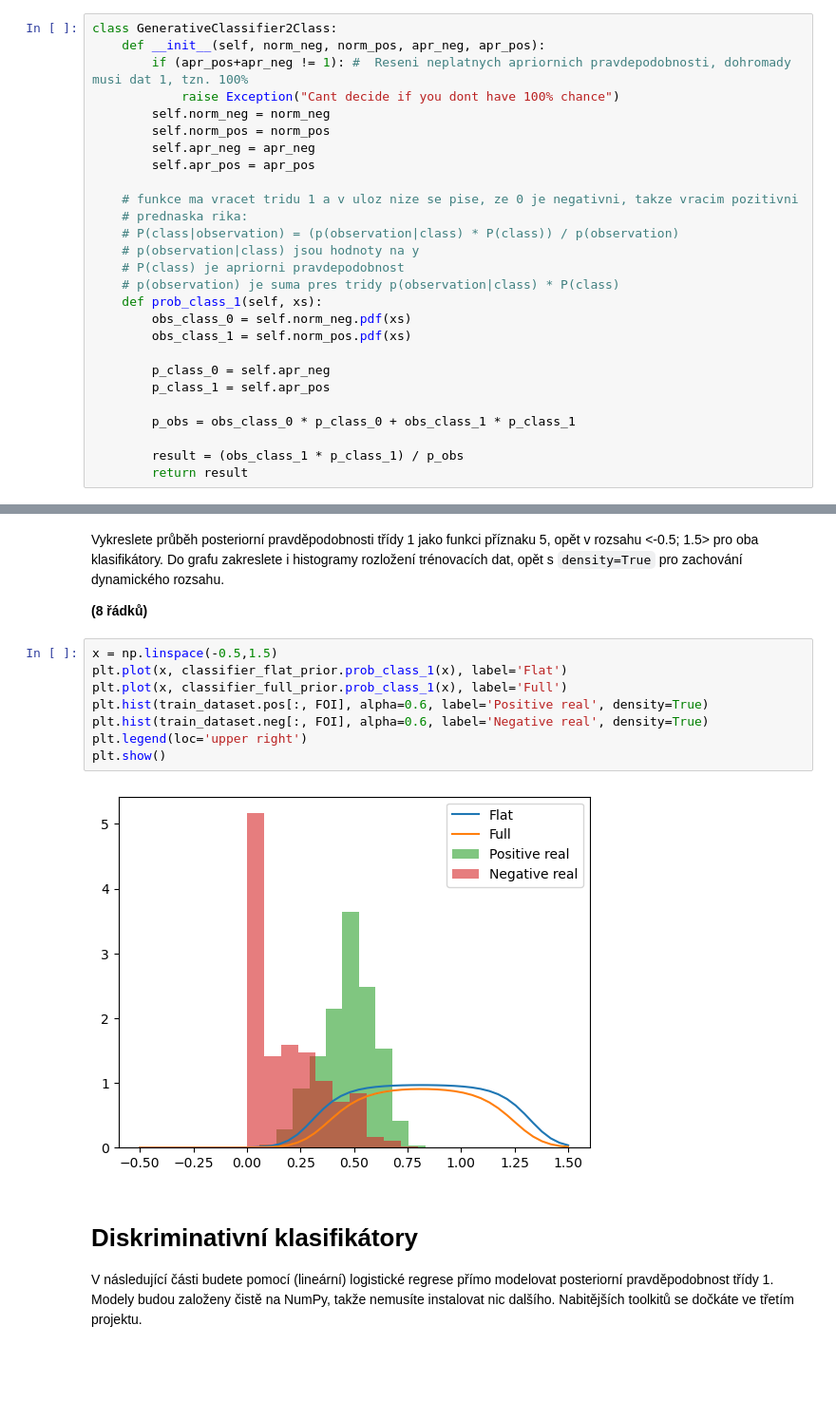
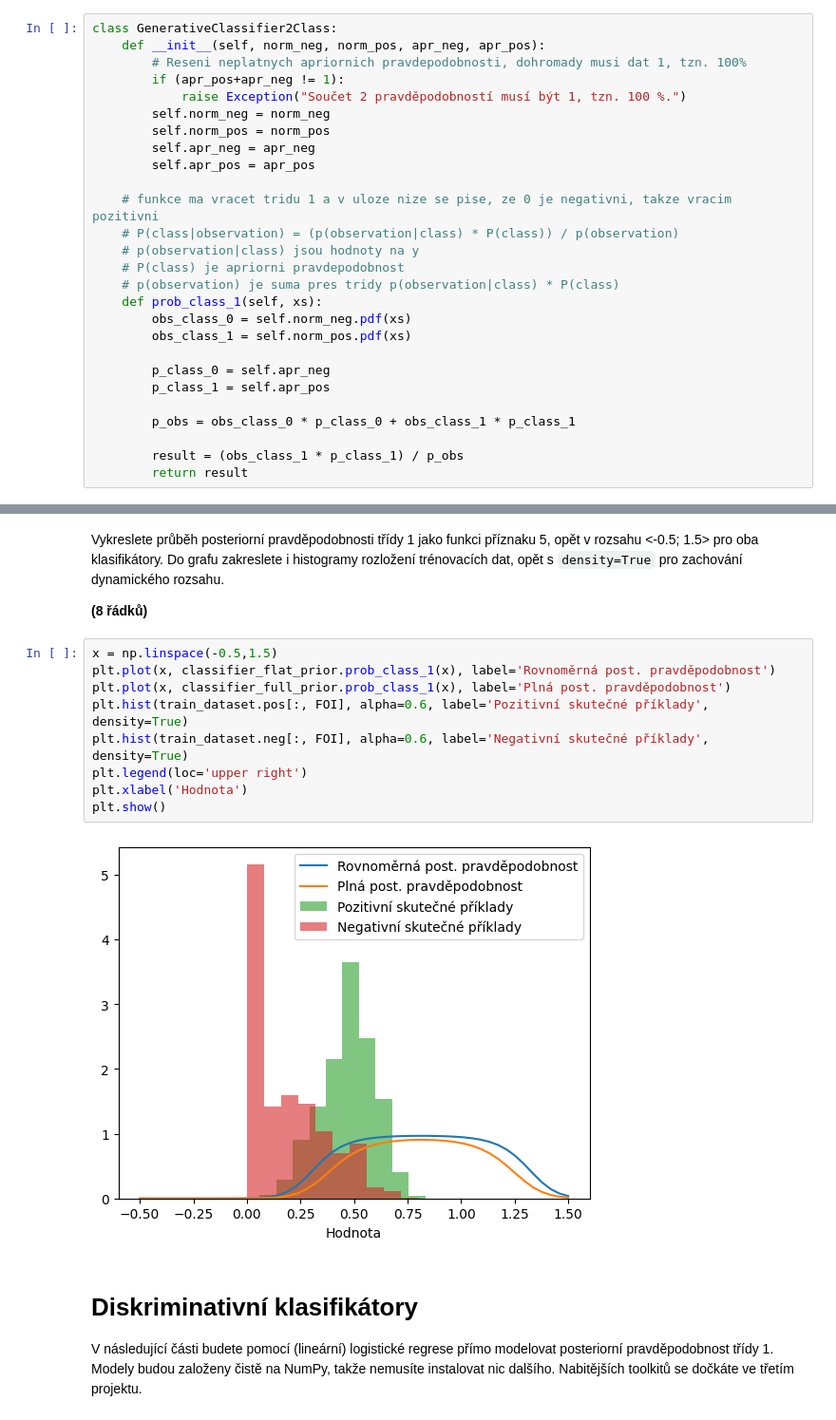
Before and after one commit to Aenariss/sui-proj2, a Jupyter notebook: zadani.ipynb, the cells around one changed output, grey strips where cells are left out. Shown at 95% size. Drawn from its saved outputs; the diff is of its cells as text; blank space fills up the shorter version.

```diff
--- a/zadani.ipynb
+++ b/zadani.ipynb
@@ -174,15 +176,15 @@ Jako všechny klasifikátory v tomto projektu poskytuje metodu `prob_class_1()`.
 # %%
 class GenerativeClassifier2Class:
     def __init__(self, norm_neg, norm_pos, apr_neg, apr_pos):
-        if (apr_pos+apr_neg != 1): #  Reseni neplatnych apriornich pravdepodobnosti, dohromady musi dat 1, tzn. 100%
-            raise Exception("Cant decide if you dont have 100% chance")
+        # Reseni neplatnych apriornich pravdepodobnosti, dohromady musi dat 1, tzn. 100%
+        if (apr_pos+apr_neg != 1):
+            raise Exception("Součet 2 pravděpodobností musí být 1, tzn. 100 %.")
         self.norm_neg = norm_neg
         self.norm_pos = norm_pos
         self.apr_neg = apr_neg
         self.apr_pos = apr_pos
 
-    # funkce ma vracet tridu 1 a v uloz nize se pise, ze 0 je negativni, takze vracim pozitivni
-    # prednaska rika:
+    # funkce ma vracet tridu 1 a v uloze nize se pise, ze 0 je negativni, takze vracim pozitivni
     # P(class|observation) = (p(observation|class) * P(class)) / p(observation)
     # p(observation|class) jsou hodnoty na y
     # P(class) je apriorni pravdepodobnost
@@ -219,14 +221,15 @@ Do grafu zakreslete i histogramy rozložení trénovacích dat, opět s `density
 **(8 řádků)**
 # %%
 x = np.linspace(-0.5,1.5)
-plt.plot(x, classifier_flat_prior.prob_class_1(x), label='Flat')
-plt.plot(x, classifier_full_prior.prob_class_1(x), label='Full')
-plt.hist(train_dataset.pos[:, FOI], alpha=0.6, label='Positive real', density=True)
-plt.hist(train_dataset.neg[:, FOI], alpha=0.6, label='Negative real', density=True)
+plt.plot(x, classifier_flat_prior.prob_class_1(x), label='Rovnoměrná post. pravděpodobnost')
+plt.plot(x, classifier_full_prior.prob_class_1(x), label='Plná post. pravděpodobnost')
+plt.hist(train_dataset.pos[:, FOI], alpha=0.6, label='Pozitivní skutečné příklady', density=True)
+plt.hist(train_dataset.neg[:, FOI], alpha=0.6, label='Negativní skutečné příklady', density=True)
 plt.legend(loc='upper right')
+plt.xlabel('Hodnota')
 plt.show()
 # %% [output]
-[figure, old version]
+[figure, new version]
 # %% [markdown]
 # Diskriminativní klasifikátory
 V následující části budete pomocí (lineární) logistické regrese přímo modelovat posteriorní pravděpodobnost třídy 1.
```
Also changed, not shown: parts of 7 cells of this notebook.
